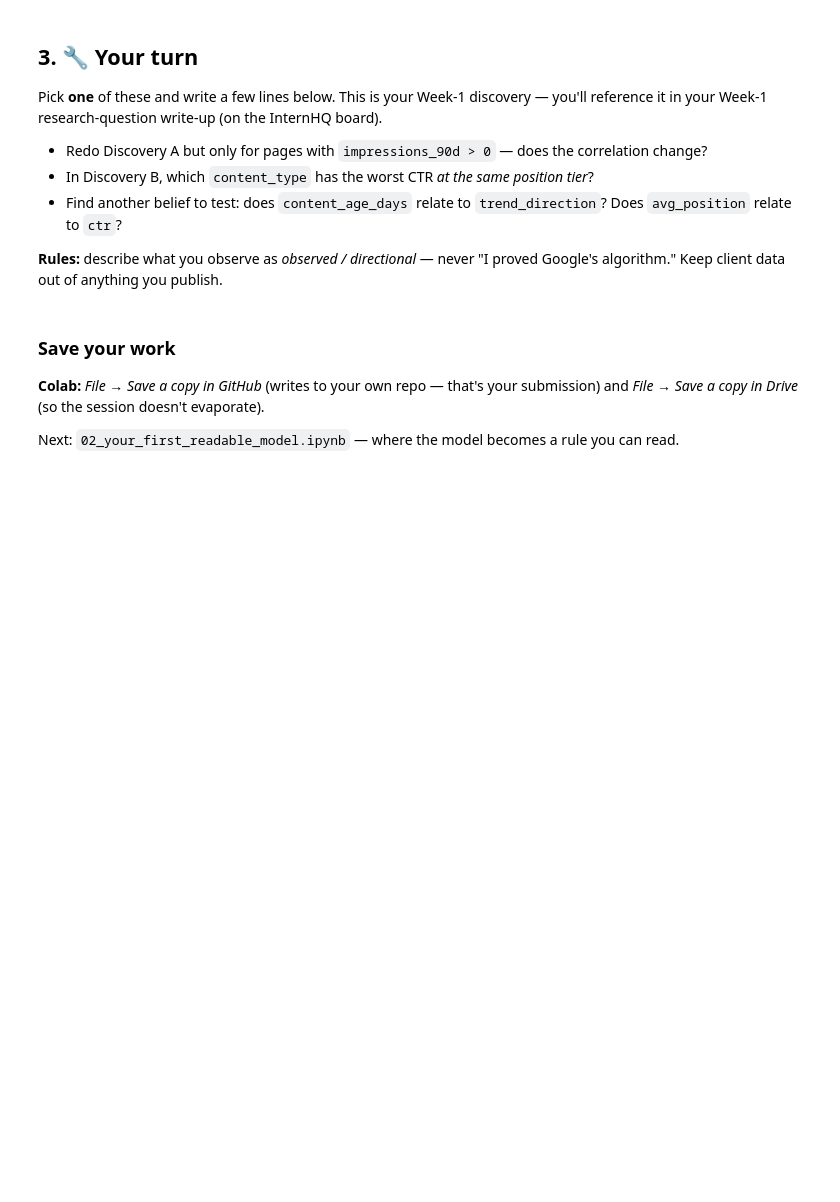
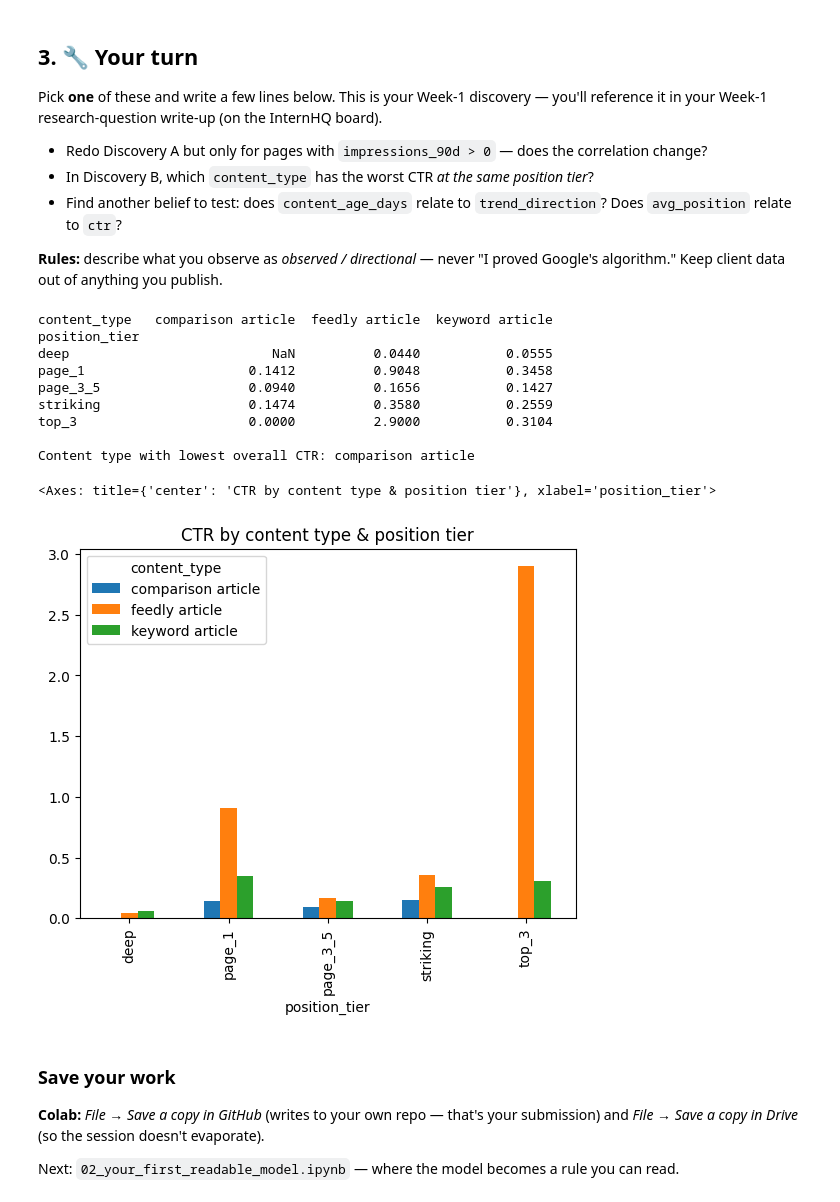
Before and after one commit to Alimazhar23/Assigment_1, a Jupyter notebook: notebooks/01_first_look_and_discovery.ipynb, the cells around one changed output. Drawn from its saved outputs; the diff is of its cells as text; code cells hidden in the pictures; blank space fills up the shorter version.

```diff
--- a/notebooks/01_first_look_and_discovery.ipynb
+++ b/notebooks/01_first_look_and_discovery.ipynb
@@ -156,3 +156,27 @@ Pick **one** of these and write a few lines below. This is your Week-1 discovery
+# %%
+# Your discovery here
+ctr_by_type_pos = visible.groupby(["position_tier", "content_type"])["ctr"].mean().unstack()
+print(ctr_by_type_pos.round(4))
+
+worst = visible.groupby("content_type")["ctr"].mean().sort_values().index[0]
+print(f"\nContent type with lowest overall CTR: {worst}")
+ctr_by_type_pos.plot(kind="bar", title="CTR by content type & position tier")
+# Observation: content_type breaks down CTR further than position_tier alone.
+# 'comparison article' shows the lowest CTR across most tiers i.e deep (observed).
+# Note: top_3/feedly article shows CTR=2.9, likely a data anomaly (small sample)
+# rather than a real signal.
+# %% [output]
+content_type   comparison article  feedly article  keyword article
+position_tier
+deep                          NaN          0.0440           0.0555
+page_1                     0.1412          0.9048           0.3458
+page_3_5                   0.0940          0.1656           0.1427
+striking                   0.1474          0.3580           0.2559
+top_3                      0.0000          2.9000           0.3104
+
+Content type with lowest overall CTR: comparison article
+<Axes: title={'center': 'CTR by content type & position tier'}, xlabel='position_tier'>
+[figure, added]
 # %% [markdown]
 ### Save your work
 **Colab:** *File → Save a copy in GitHub* (writes to your own repo — that's your submission) and *File → Save a copy in Drive* (so the session doesn't evaporate).
```
Also changed, not shown: parts of 2 cells of this notebook.
